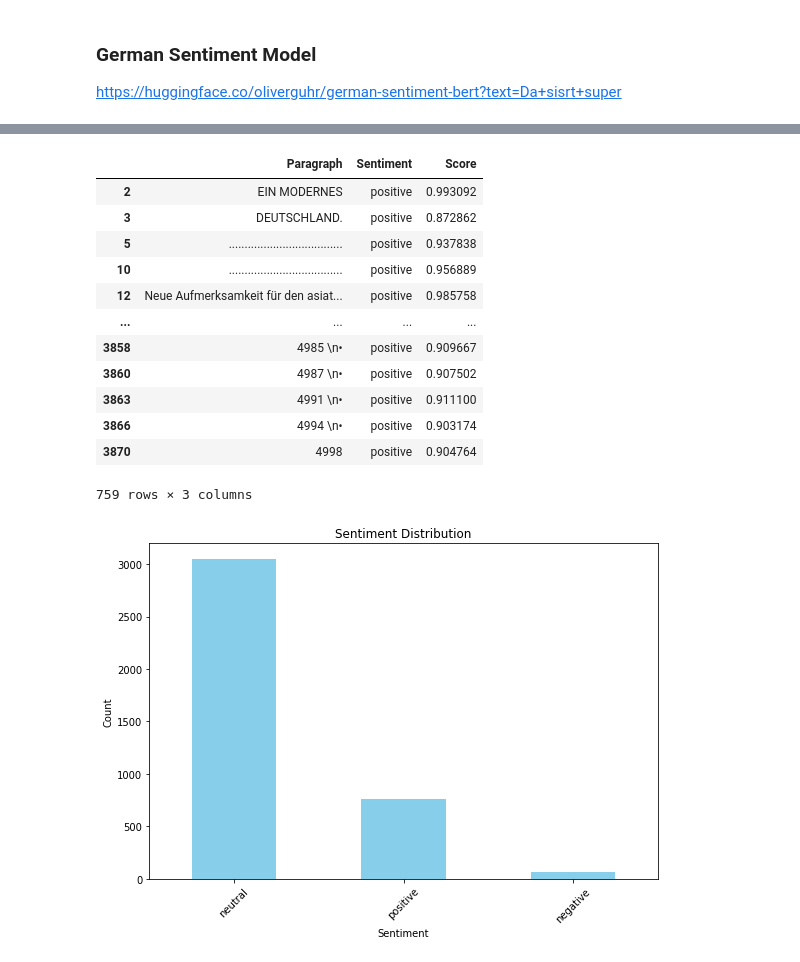
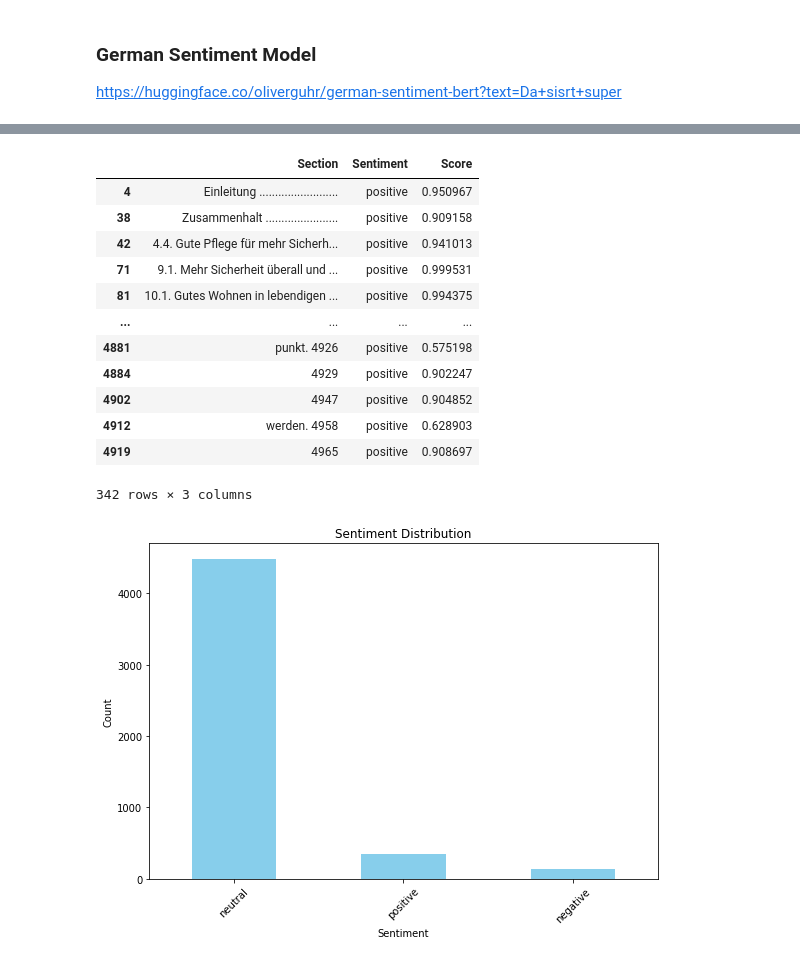
Before and after one commit to nklsdhbw/election-manifestos-analysis, a Jupyter notebook: sentiment/sentiment_analysis.ipynb, the cells around one changed output, grey strips where cells are left out. Saved outputs shown, nothing was run; the diff lists cells and outputs as text; code cells hidden in the pictures.

Commit message:
modified sentiment analysis

```diff
--- a/sentiment/sentiment_analysis.ipynb
+++ b/sentiment/sentiment_analysis.ipynb
@@ -134,32 +19,28 @@ cleaned = preprocessor.remove_stopwords_punctuations_numbers(lemmatized)
 https://huggingface.co/oliverguhr/german-sentiment-bert?text=Da+sisrt+super
 # %%
 from germansentiment import SentimentModel
+import spacy
+import pandas as pd
 
 nlp = spacy.load("de_core_news_sm")
 with open('../manifestos/cdu_csu_text.txt', 'r', encoding='utf-8') as file:
     manifesto_text = file.read()
 
-doc = nlp(manifesto_text)
-paragraphs = [p.text.strip() for p in doc.sents if len(p.text.strip()) > 1]
+# Teile den Text in Abschnitte auf
+sections = manifesto_text.split('\n')
 
-data = {'Paragraph': [], 'Sentiment': [], 'Score': []}
+data = {'Section': [], 'Sentiment': [], 'Score': []}
 
 model = SentimentModel()
 
-for paragraph in paragraphs:
-    pred_class, probabilities = model.predict_sentiment([paragraph], output_probabilities=True)
+for section in sections:
+    pred_class, probabilities = model.predict_sentiment([section], output_probabilities=True)
     max_probability = max(probabilities[0], key=lambda x: x[1])[1]
 
-    data['Paragraph'].append(paragraph)
+    data['Section'].append(section)
     data['Sentiment'].append(pred_class[0])
     data['Score'].append(max_probability)
 
-# Erstellung eines DataFrame
-df = pd.DataFrame(data)
-
-# Ausgabe des DataFrame
-print(df)
-
-# Speichern des DataFrames in einer CSV-Datei
-df.to_csv('sentiment_results.csv', index=False)
+df_sections = pd.DataFrame(data)
+df_sections.to_csv('section_sentiment_results.csv', index=False)
 # %% [output]
@@ -180,33 +61,30 @@ df.to_csv('sentiment_results.csv', index=False)
 # %%
-df[df.Sentiment == "positive"]
+df_sections[df_sections.Sentiment == "positive"]
 # %% [output]
-|  | Paragraph | Sentiment | Score |
-| 2 | EIN MODERNES | positive | 0.993092 |
-| 3 | DEUTSCHLAND. | positive | 0.872862 |
-| 5 | .................................... | positive | 0.937838 |
-| 10 | .................................... | positive | 0.956889 |
-| 12 | Neue Aufmerksamkeit für den asiat... | positive | 0.985758 |
+|  | Section | Sentiment | Score |
+| 4 | Einleitung ......................... | positive | 0.950967 |
+| 38 | Zusammenhalt ....................... | positive | 0.909158 |
+| 42 | 4.4. Gute Pflege für mehr Sicherh... | positive | 0.941013 |
+| 71 | 9.1. Mehr Sicherheit überall und ... | positive | 0.999531 |
+| 81 | 10.1. Gutes Wohnen in lebendigen ... | positive | 0.994375 |
 | ... | ... | ... | ... |
-| 3858 | 4985 \n• | positive | 0.909667 |
-| 3860 | 4987 \n• | positive | 0.907502 |
-| 3863 | 4991 \n• | positive | 0.911100 |
-| 3866 | 4994 \n• | positive | 0.903174 |
-| 3870 | 4998 | positive | 0.904764 |
+| 4881 | punkt. 4926 | positive | 0.575198 |
+| 4884 | 4929 | positive | 0.902247 |
+| 4902 | 4947 | positive | 0.904852 |
+| 4912 | werden. 4958 | positive | 0.628903 |
+| 4919 | 4965 | positive | 0.908697 |
-759 rows × 3 columns
+342 rows × 3 columns
 # %%
-import matplotlib.pyplot as plt
+sentiment_counts = df_sections['Sentiment'].value_counts()
 
-sentiment_counts = df['Sentiment'].value_counts()
-
-# Create a bar plot
 plt.figure(figsize=(8, 6))
 sentiment_counts.plot(kind='bar', color='skyblue')
 plt.title('Sentiment Distribution')
 plt.xlabel('Sentiment')
 plt.ylabel('Count')
 plt.xticks(rotation=45)
 plt.tight_layout()
 plt.show()
 # %% [output]
-[figure, old version]
+[figure, new version]
 # %%
```
Also changed, not shown: parts of 7 cells of this notebook, 2 other files.
